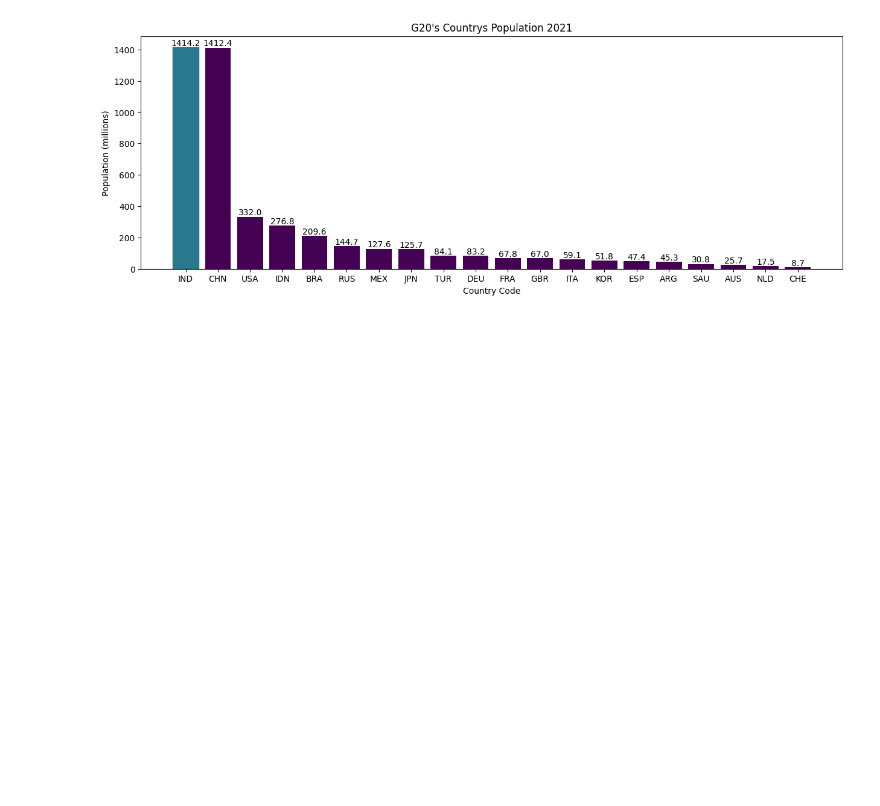
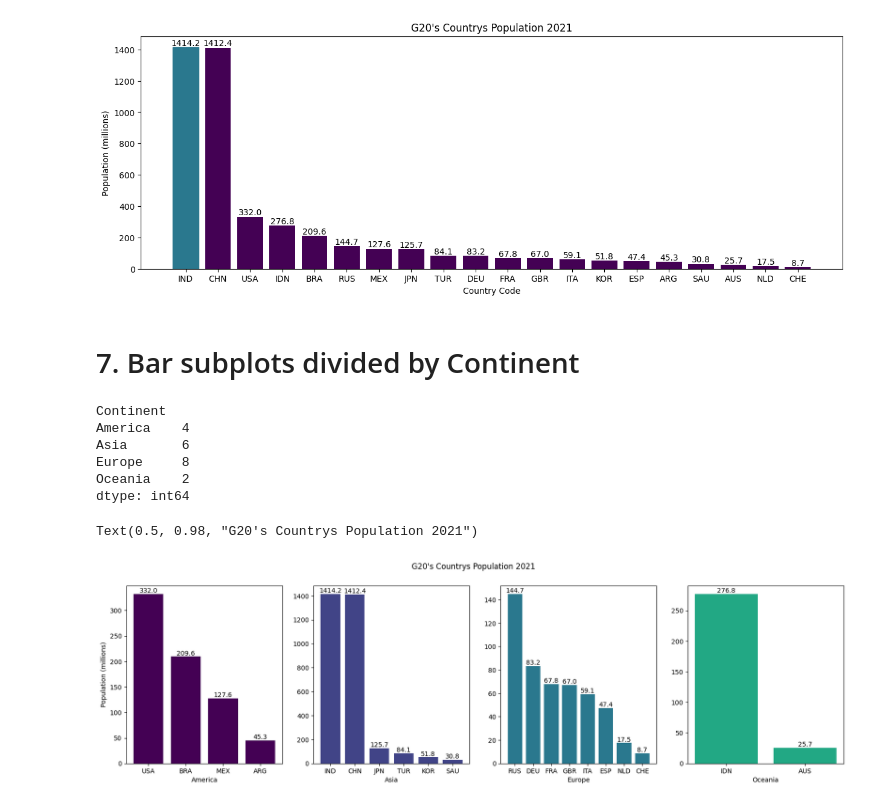
Before and after one commit to LucasDSF7/Data-Analysis-Puc-Rio, a Jupyter notebook: data_visualization/bar_plot.ipynb, the cells around one changed output. Saved outputs shown, nothing was run; the diff lists cells and outputs as text; code cells hidden in the pictures; blank space fills up the shorter version.

```diff
--- a/data_visualization/bar_plot.ipynb
+++ b/data_visualization/bar_plot.ipynb
@@ -171,3 +171,29 @@ ax.bar_label(ax.containers[0], fmt="%.1f")
 ax.containers[0][0].set_color(vcmap(2))
 # %% [output]
 [figure]
+# %% [markdown]
+# 7. Bar subplots divided by Continent
+# %%
+countrys_per_continent = pop2021.groupby('Continent').size()
+countrys_per_continent
+# %% [output]
+Continent
+America    4
+Asia       6
+Europe     8
+Oceania    2
+dtype: int64
+# %%
+fig, ax = plt.subplots(1, countrys_per_continent.shape[0], figsize=(20, 5))
+for i in range(countrys_per_continent.shape[0]):
+    continent = countrys_per_continent.index[i]
+    continent_slice = pop2021_sorted.loc[pop2021_sorted['Continent'] == continent]
+    ax[i].bar(x=continent_slice['Country Code'], height=continent_slice['Value'], color=vcmap(i))
+    ax[i].set_xlabel(continent)
+    ax[i].bar_label(ax[i].containers[0], fmt="%.1f")
+
+ax[0].set_ylabel('Population (millions)')
+fig.suptitle('G20\'s Countrys Population 2021')
+# %% [output]
+Text(0.5, 0.98, "G20's Countrys Population 2021")
+[figure, added]
```
Also changed, not shown: 4 other files.
